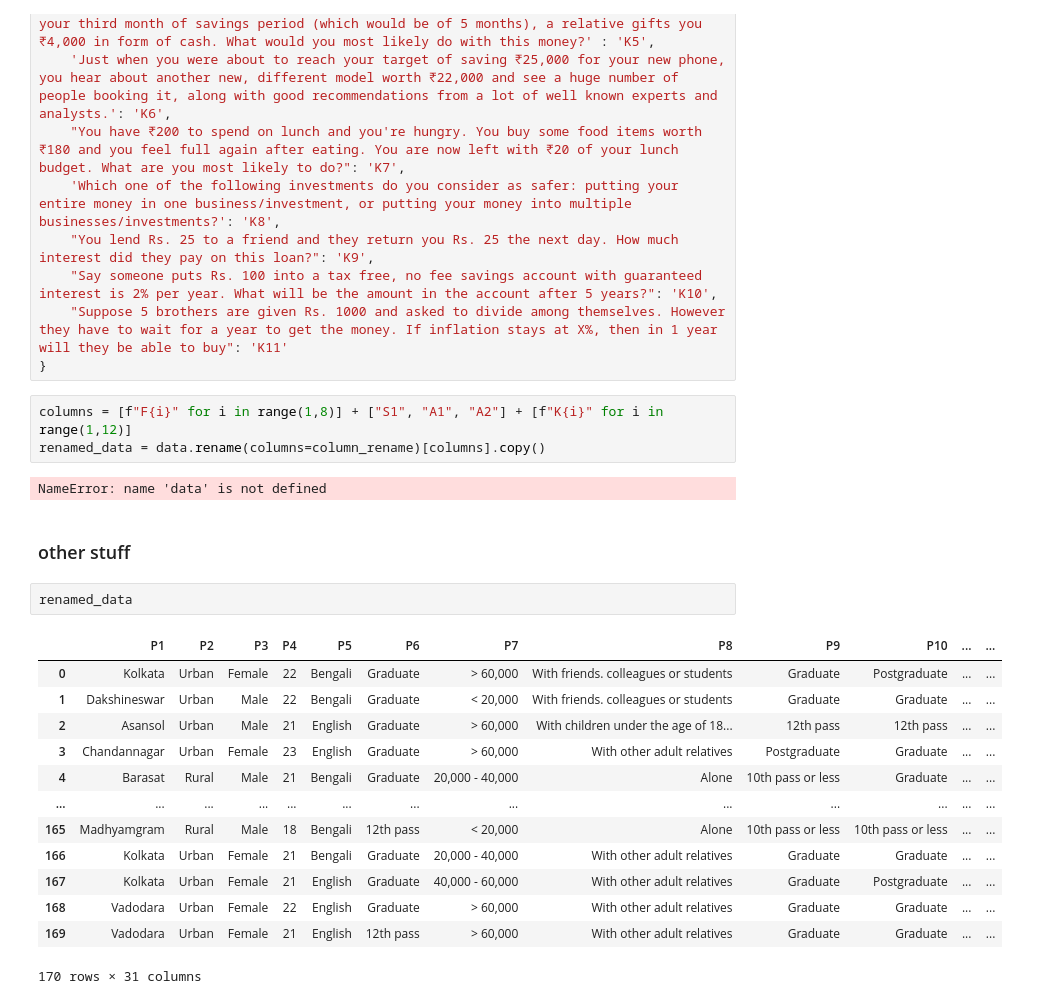
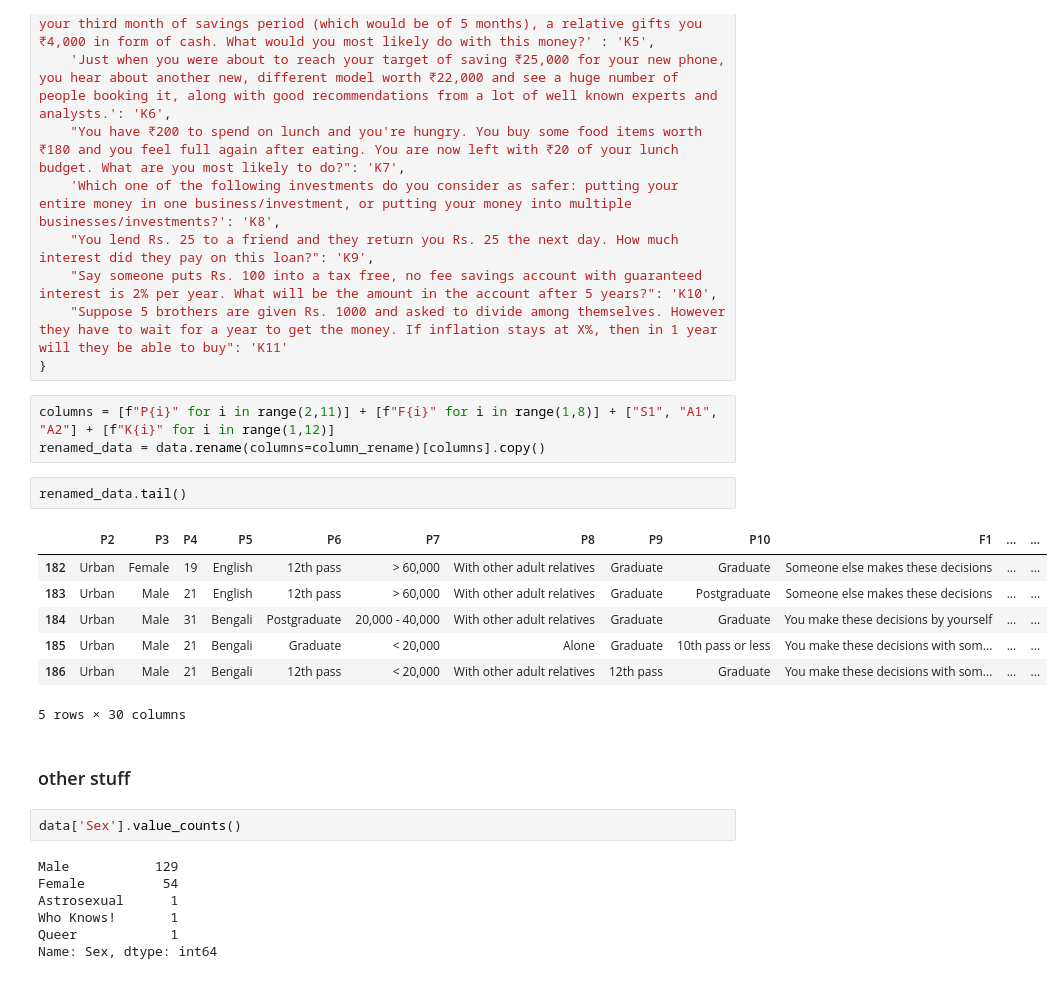
Before and after one commit to Roudranil/Financial-Literacy-project, a Jupyter notebook: eda.ipynb, the cells around one changed output. Saved outputs shown, nothing was run; the diff lists cells and outputs as text.

```diff
--- a/eda.ipynb
+++ b/eda.ipynb
@@ -64,25 +51,26 @@ column_rename = {
     "Suppose 5 brothers are given Rs. 1000 and asked to divide among themselves. However they have to wait for a year to get the money. If inflation stays at X%, then in 1 year will they be able to buy": 'K11'
 }
 # %%
-columns = [f"F{i}" for i in range(1,8)] + ["S1", "A1", "A2"] + [f"K{i}" for i in range(1,12)]
+columns = [f"P{i}" for i in range(2,11)] + [f"F{i}" for i in range(1,8)] + ["S1", "A1", "A2"] + [f"K{i}" for i in range(1,12)]
 renamed_data = data.rename(columns=column_rename)[columns].copy()
-# %% [output]
-NameError: name 'data' is not defined
+# %%
+renamed_data.tail()
+# %% [output]
+|  | P2 | P3 | P4 | P5 | P6 | P7 | P8 | P9 | P10 | F1 | ... | ... |
+| 182 | Urban | Female | 19 | English | 12th pass | > 60,000 | With other adult relatives | Graduate | Graduate | Someone else makes these decisions | ... | ... |
+| 183 | Urban | Male | 21 | English | 12th pass | > 60,000 | With other adult relatives | Graduate | Postgraduate | Someone else makes these decisions | ... | ... |
+| 184 | Urban | Male | 31 | Bengali | Postgraduate | 20,000 - 40,000 | With other adult relatives | Graduate | Graduate | You make these decisions by yourself | ... | ... |
+| 185 | Urban | Male | 21 | Bengali | Graduate | < 20,000 | Alone | Graduate | 10th pass or less | You make these decisions with som... | ... | ... |
+| 186 | Urban | Male | 21 | Bengali | 12th pass | < 20,000 | With other adult relatives | 12th pass | Graduate | You make these decisions with som... | ... | ... |
+5 rows × 30 columns
 # %% [markdown]
 ### other stuff
-# %%
-renamed_data
-# %% [output]
-|  | P1 | P2 | P3 | P4 | P5 | P6 | P7 | P8 | P9 | P10 | ... | ... |
-| 0 | Kolkata | Urban | Female | 22 | Bengali | Graduate | > 60,000 | With friends. colleagues or students | Graduate | Postgraduate | ... | ... |
-| 1 | Dakshineswar | Urban | Male | 22 | Bengali | Graduate | < 20,000 | With friends. colleagues or students | Graduate | Graduate | ... | ... |
-| 2 | Asansol | Urban | Male | 21 | English | Graduate | > 60,000 | With children under the age of 18... | 12th pass | 12th pass | ... | ... |
-| 3 | Chandannagar | Urban | Female | 23 | English | Graduate | > 60,000 | With other adult relatives | Postgraduate | Graduate | ... | ... |
-| 4 | Barasat | Rural | Male | 21 | Bengali | Graduate | 20,000 - 40,000 | Alone | 10th pass or less | Graduate | ... | ... |
-| ... | ... | ... | ... | ... | ... | ... | ... | ... | ... | ... | ... | ... |
-| 165 | Madhyamgram | Rural | Male | 18 | Bengali | 12th pass | < 20,000 | Alone | 10th pass or less | 10th pass or less | ... | ... |
-| 166 | Kolkata | Urban | Female | 21 | Bengali | Graduate | 20,000 - 40,000 | With other adult relatives | Graduate | Graduate | ... | ... |
-| 167 | Kolkata | Urban | Female | 21 | English | Graduate | 40,000 - 60,000 | With other adult relatives | Graduate | Postgraduate | ... | ... |
-| 168 | Vadodara | Urban | Female | 22 | English | Graduate | > 60,000 | With other adult relatives | Graduate | Graduate | ... | ... |
-| 169 | Vadodara | Urban | Female | 21 | English | 12th pass | > 60,000 | With other adult relatives | Graduate | Graduate | ... | ... |
-170 rows × 31 columns
+# %%
+data['Sex'].value_counts()
+# %% [output]
+Male           129
+Female          54
+Astrosexual      1
+Who Knows!       1
+Queer            1
+Name: Sex, dtype: int64
```
Also changed, not shown: parts of 20 cells of this notebook, 1 other file.
